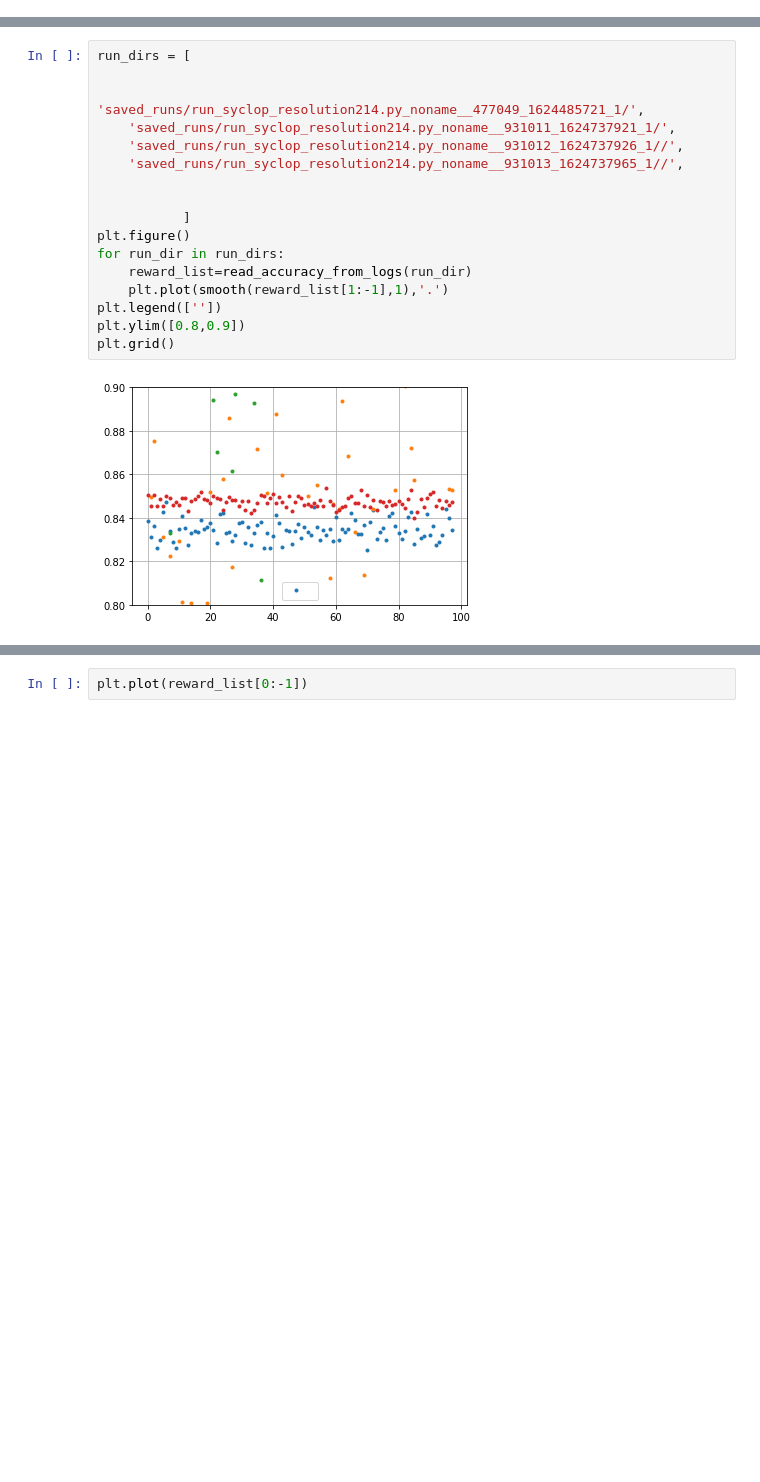
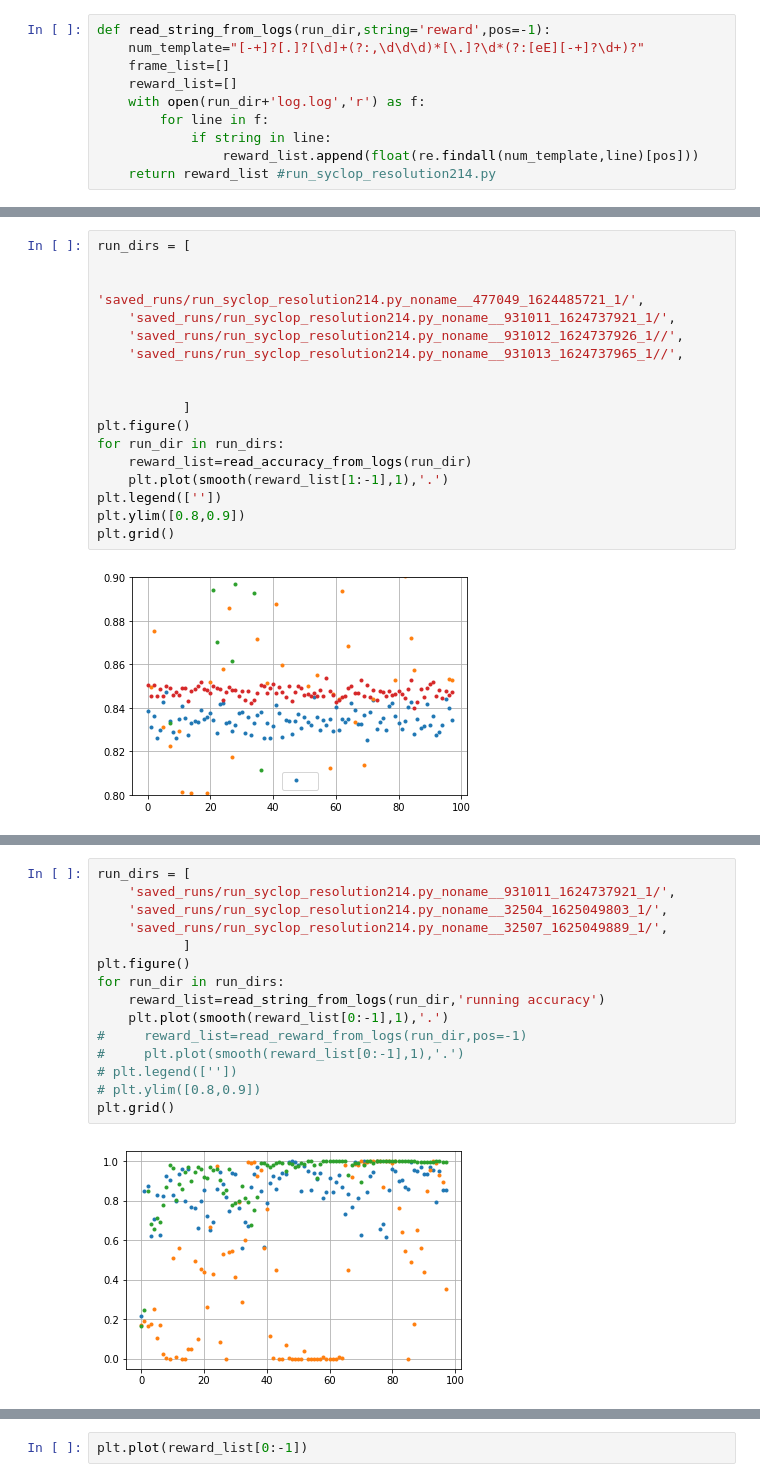
Before and after one commit to sashkarivkind/imagewalker, a Jupyter notebook: log_reader_resolution.ipynb, the cells around one changed output, grey strips where cells are left out. Saved outputs shown, nothing was run; the diff lists cells and outputs as text; blank space fills up the shorter version.

Commit message:
fixed time distributed accuracy

```diff
--- a/log_reader_resolution.ipynb
+++ b/log_reader_resolution.ipynb
@@ -92,6 +92,16 @@ def read_accuracy_from_logs(run_dir,pos=-1):
             if 'accuracy' in line:
                 reward_list.append(float(re.findall(num_template,line)[pos]))
     return reward_list #run_syclop_resolution214.py
+# %%
+def read_string_from_logs(run_dir,string='reward',pos=-1):
+    num_template="[-+]?[.]?[\d]+(?:,\d\d\d)*[\.]?\d*(?:[eE][-+]?\d+)?"
+    frame_list=[]
+    reward_list=[]
+    with open(run_dir+'log.log','r') as f:
+        for line in f:
+            if string in line:
+                reward_list.append(float(re.findall(num_template,line)[pos]))
+    return reward_list #run_syclop_resolution214.py
 # %%
 run_dirs = ['saved_runs/trajectory_curriculum101.py_noname__835743_1623527592_1/', #first mnist drift nwk
         'saved_runs/trajectory_curriculum101.py_noname__665055_1622974198_1/', #2nd try
@@ -358,3 +370,20 @@ for run_dir in run_dirs:
 plt.grid()
 # %% [output]
 [figure]
+# %%
+run_dirs = [
+    'saved_runs/run_syclop_resolution214.py_noname__931011_1624737921_1/',
+    'saved_runs/run_syclop_resolution214.py_noname__32504_1625049803_1/',
+    'saved_runs/run_syclop_resolution214.py_noname__32507_1625049889_1/',
+           ]
+plt.figure()
+for run_dir in run_dirs:
+    reward_list=read_string_from_logs(run_dir,'running accuracy')
+    plt.plot(smooth(reward_list[0:-1],1),'.')
+#     reward_list=read_reward_from_logs(run_dir,pos=-1)
+#     plt.plot(smooth(reward_list[0:-1],1),'.')
+# plt.legend([''])
+# plt.ylim([0.8,0.9])
+plt.grid()
+# %% [output]
+[figure, added]
```
Also changed, not shown: parts of 7 cells of this notebook, 6 other files.
